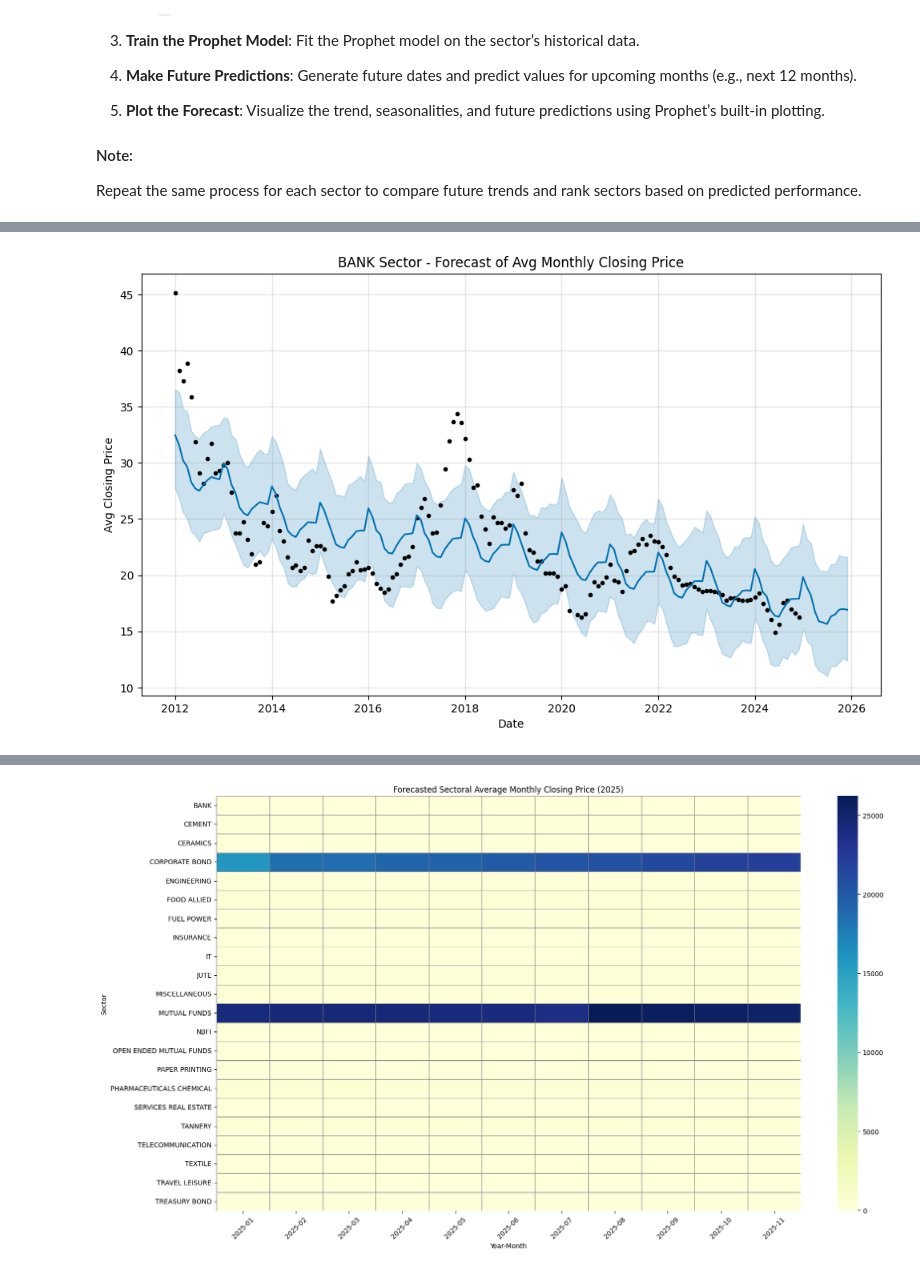
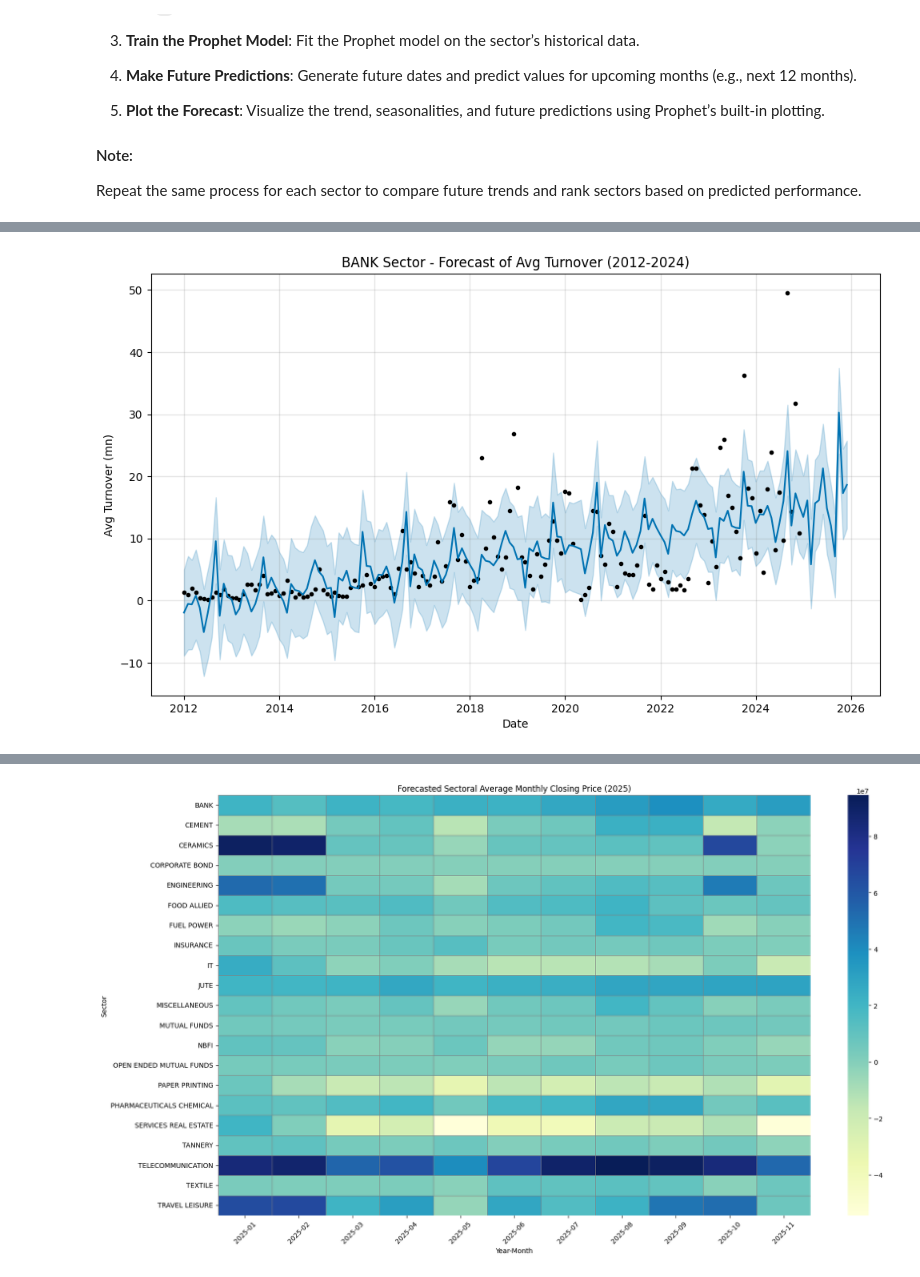
Before and after one commit to AsifZaman777/Sectoral-performance-prediction, a Jupyter notebook: SPF.ipynb, the cells around one changed output, grey strips where cells are left out. Saved outputs shown, nothing was run; the diff lists cells and outputs as text; code cells hidden in the pictures.

Commit message:
Reimplemented training for the turnovers of the company

```diff
--- a/SPF.ipynb
+++ b/SPF.ipynb
@@ -68,10 +68,10 @@ price_df['Date'] = pd.to_datetime(price_df['Date'])
 merged_df = pd.merge(price_df, sector_df, on='Symbol', how='left')
 
 # drop unnecessary columns
-clean_df = merged_df[['Date', 'Sector', 'Closing_Price']]
+clean_df = merged_df[['Date', 'Sector', 'Turnover']]
 
 #debug sectoral data
-# clean_df = merged_df[['Date','Symbol', 'Sector', 'Closing_Price']]
+# clean_df = merged_df[['Date','Symbol', 'Sector', 'Turnover']]
 
 # Sort the data by Date
 clean_df = clean_df.sort_values(by=['Date','Sector']).reset_index(drop=True)
@@ -143,10 +143,16 @@ clean_df.head(50)
 - Events like COVID, political shifts, inflation, etc. affect different years uniquely.
 - So basically grouping by month alone captures just `seasonality`. But adding year shows the `seasonal trends over time`.
 # %%
-# Group by Sector, Year, and Month to calculate average closing price
+# Group by Sector, Year, and Month to calculate average turnover
 monthly_avg_df = clean_df.groupby(['Sector', 'Year', 'Month']).agg(
-    Avg_Closing_Price=('Closing_Price', 'mean')
+    Avg_Turnover=('Turnover', 'mean')
 ).reset_index()
+
+# convert in million
+monthly_avg_df['Avg_Turnover'] = monthly_avg_df['Avg_Turnover'] / 1_000_000
+
+# rename the column
+monthly_avg_df.rename(columns={'Avg_Turnover': 'Avg_Turnover(mn)'}, inplace=True)
 
 # Optional: Sort for readability
 monthly_avg_df = monthly_avg_df.sort_values(by=['Sector', 'Year', 'Month'])
@@ -258,11 +278,11 @@ Repeat the same process for each sector to compare future trends and rank sector
 from prophet import Prophet
 # %%
 # Filter data for BANK sector
-bank_df = monthly_avg_df[monthly_avg_df['Sector'] == 'BANK'][['Year', 'Month', 'Avg_Closing_Price']].copy()
+bank_df = monthly_avg_df[monthly_avg_df['Sector'] == 'JUTE'][['Year', 'Month', 'Avg_Turnover(mn)']].copy()
 
 # Create a 'ds' column with first day of each month
 bank_df['ds'] = pd.to_datetime(bank_df['Year'].astype(str) + '-' + bank_df['Month'].astype(str) + '-01')
-bank_df['y'] = bank_df['Avg_Closing_Price']
+bank_df['y'] = bank_df['Avg_Turnover(mn)']
 
 # Keep only the required columns
 prophet_df = bank_df[['ds', 'y']]
@@ -278,13 +298,14 @@ future = model.make_future_dataframe(periods=12, freq='ME')
 # %%
 forecast = model.predict(future)
 # %%
+# Plot the forecast
 model.plot(forecast)
-plt.title("BANK Sector - Forecast of Avg Monthly Closing Price")
+plt.title("BANK Sector - Forecast of Avg Turnover (2012-2024)")
 plt.xlabel("Date")
-plt.ylabel("Avg Closing Price")
+plt.ylabel("Avg Turnover (mn)")
 plt.show()
 # %% [output]
-[figure, old version]
+[figure, new version]
 # %%
 import pandas as pd
 import numpy as np
@@ -304,7 +325,7 @@ for sector in clean_df['Sector'].unique():
     sector_data = clean_df[clean_df['Sector'] == sector]
 
     # Prepare the data for Prophet (ds: date, y: closing price)
-    sector_data_prophet = sector_data[['Date', 'Closing_Price']].rename(columns={'Date': 'ds', 'Closing_Price': 'y'})
+    sector_data_prophet = sector_data[['Date', 'Turnover']].rename(columns={'Date': 'ds', 'Turnover': 'y'})
 
     # Skip sectors with less than 2 valid data points
     if sector_data_prophet['y'].notna().sum() < 2:
@@ -332,25 +353,4 @@ all_forecasts['YearMonth'] = all_forecasts['ds'].dt.year.astype(str) + '-' + all
 
 # Filter only 2025 predictions
 all_forecasts_2025 = all_forecasts[all_forecasts['ds'].dt.year == 2025]
-
-# Pivot the results for a clearer comparison
-forecast_pivot = all_forecasts_2025.pivot(index='Sector', columns='YearMonth', values='yhat')
-
-# # Replace NaN values with 0
-# forecast_pivot = forecast_pivot.fillna(0)
-
-# Plot the heatmap for forecasts
-plt.figure(figsize=(18, 10))
-sns.heatmap(forecast_pivot, cmap="YlGnBu", linewidths=0.5, linecolor='gray')
-plt.title("Forecasted Sectoral Average Monthly Closing Price (2025)")
-plt.xlabel("Year-Month")
-plt.ylabel("Sector")
-plt.xticks(rotation=45)
-plt.tight_layout()
-plt.show()
-
-
-
-# Show the forecast pivot table
-forecast_pivot.head(22)
 # %% [output]
@@ -374,3 +374,3 @@ forecast_pivot.head(22)
-[figure, old version]
+[figure, new version]
 | YearMonth | 2025-01 | 2025-02 | 2025-03 | 2025-04 | 2025-05 | 2025-06 | 2025-07 | 2025-08 | 2025-09 | 2025-10 | 2025-11 |
 | Sector |  |  |  |  |  |  |  |  |  |  |  |
```
Also changed, not shown: parts of 11 cells of this notebook.
